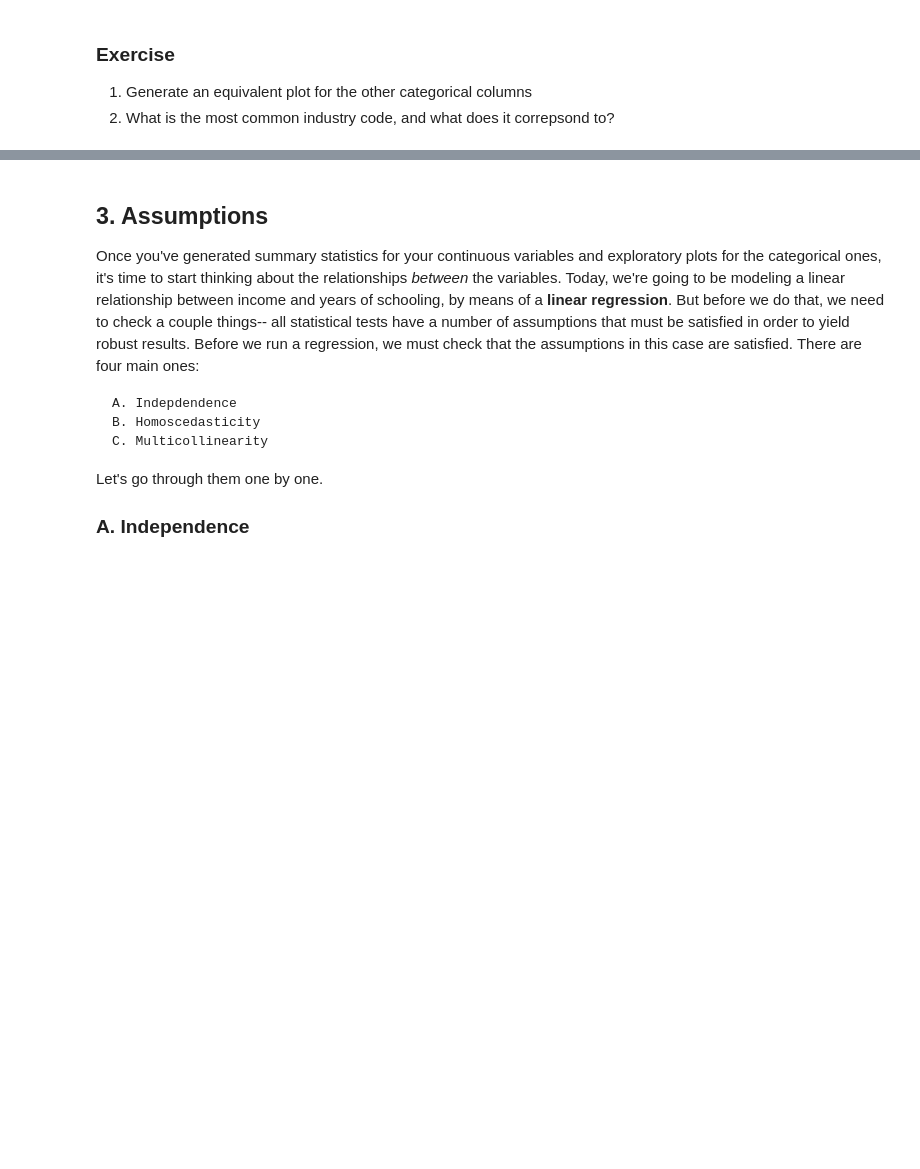
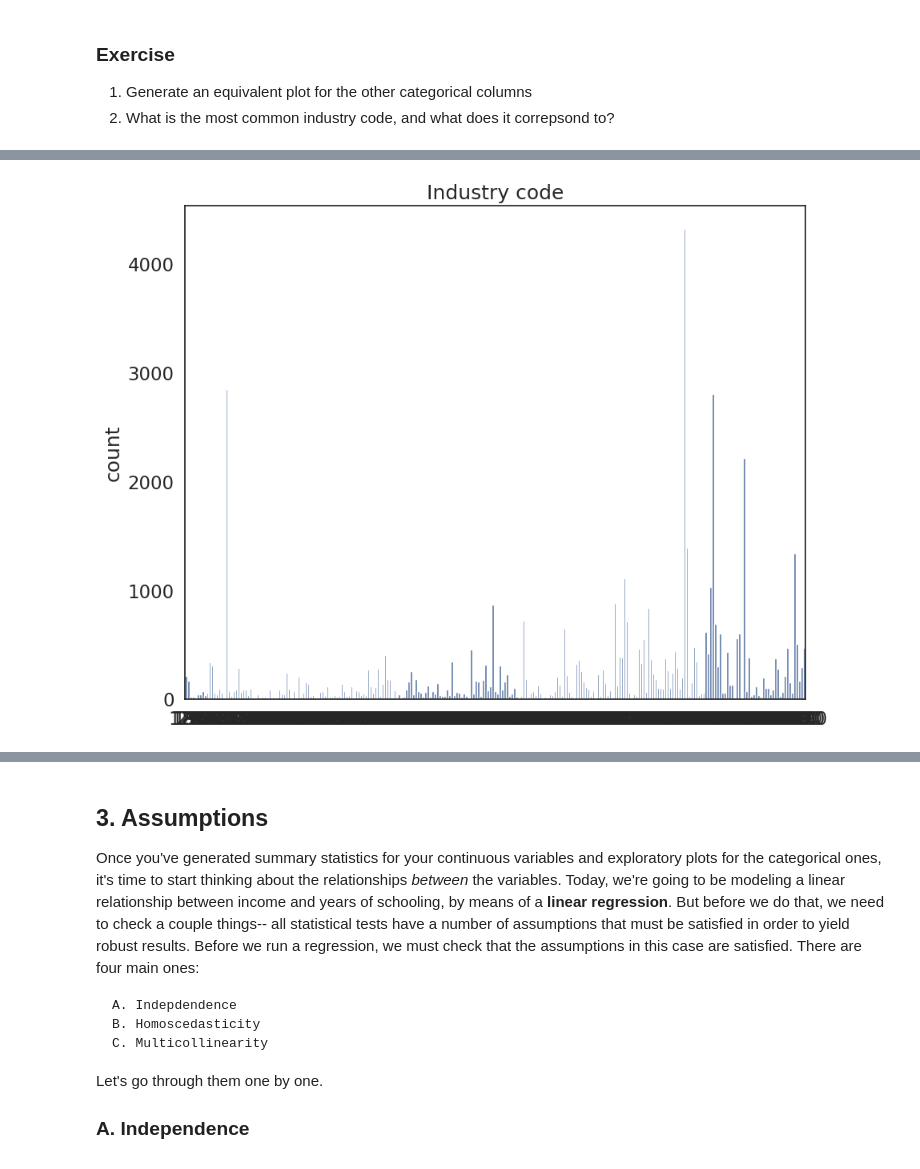
Before and after one commit to malvikamurkumbi/QM2, a Jupyter notebook: W7_Distributions_and_Basic_Statistics.ipynb, the cells around one changed output, grey strips where cells are left out. Cells and saved outputs as stored; diff of their text form; code cells hidden in the pictures; blank space fills up the shorter version.

```diff
--- a/W7_Distributions_and_Basic_Statistics.ipynb
+++ b/W7_Distributions_and_Basic_Statistics.ipynb
@@ -164,0 +194,9 @@ plt.show() # show the plot
+# %%
+# industry
+sns.countplot(data=reg_df, x='ind')
+
+plt.title('Industry code')
+plt.xlabel('')
+plt.show()
+# %% [output]
+[figure, added]
```
Also changed, not shown: parts of 18 cells of this notebook.
